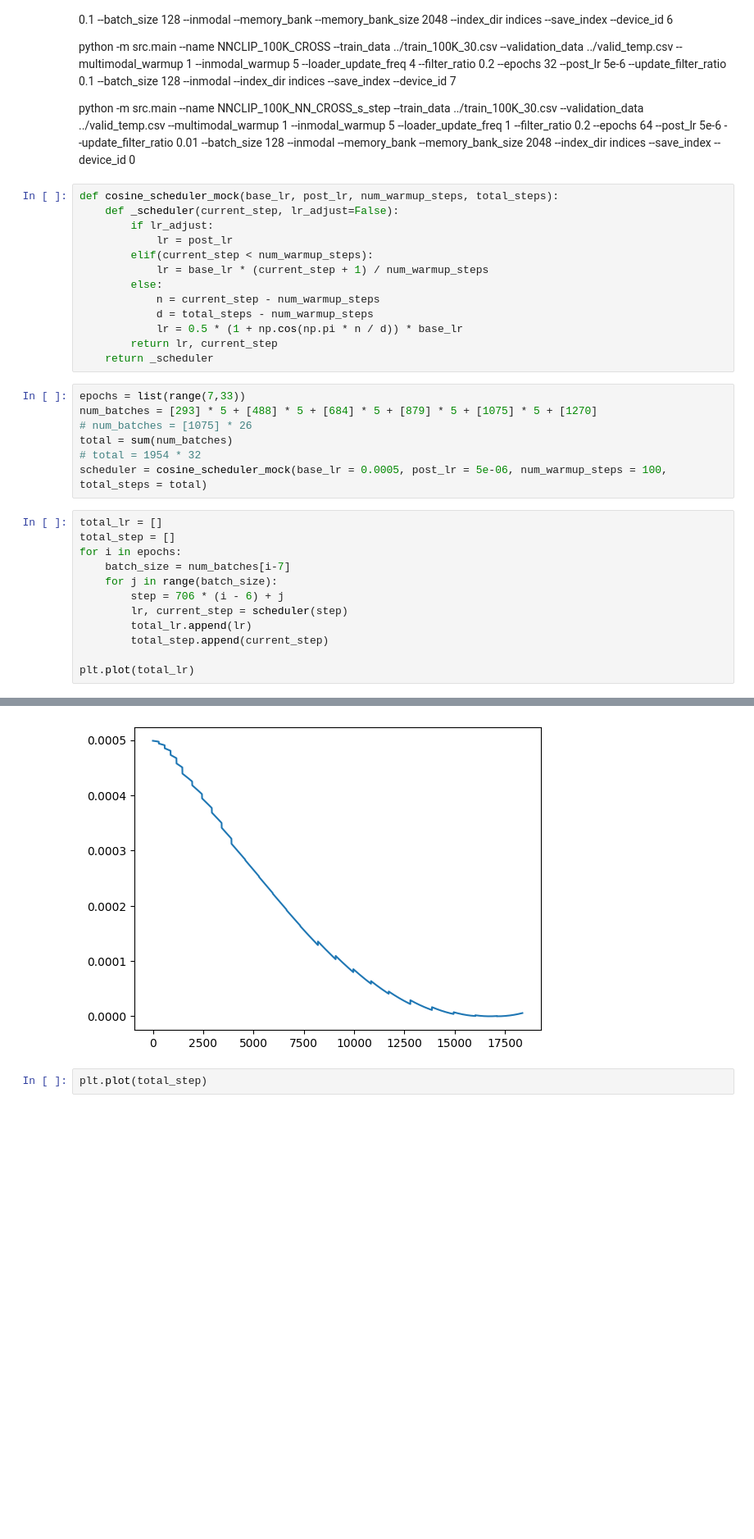
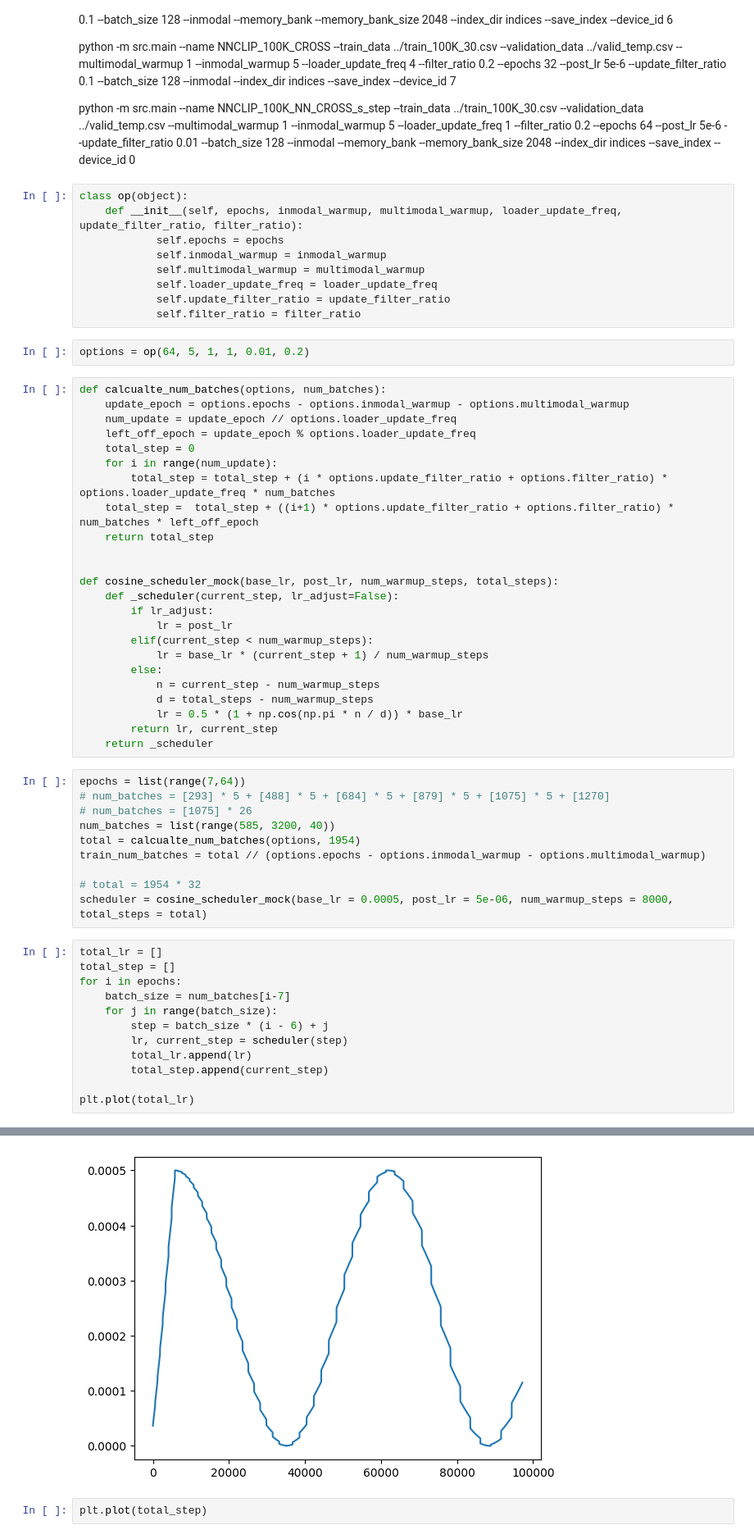
Before and after one commit to HangerYang/RoCLIP, a Jupyter notebook: CyCLIP/evaluation.ipynb, the cells around one changed output, grey strips where cells are left out. Shown at 82% size. Saved outputs shown, nothing was run; the diff lists cells and outputs as text; blank space fills up the shorter version.

Commit message:
update on training

```diff
--- a/CyCLIP/evaluation.ipynb
+++ b/CyCLIP/evaluation.ipynb
@@ -201,7 +213,29 @@ python -m src.main --name NNCLIP_100K_NN_CROSS --train_data ../train_100K_30.csv
 python -m src.main --name NNCLIP_100K_CROSS --train_data ../train_100K_30.csv --validation_data ../valid_temp.csv --multimodal_warmup 1 --inmodal_warmup 5 --loader_update_freq 4 --filter_ratio 0.2 --epochs 32 --post_lr 5e-6 --update_filter_ratio 0.1 --batch_size 128 --inmodal --index_dir indices --save_index --device_id 7
 
 python -m src.main --name NNCLIP_100K_NN_CROSS_s_step --train_data ../train_100K_30.csv --validation_data ../valid_temp.csv --multimodal_warmup 1 --inmodal_warmup 5 --loader_update_freq 1 --filter_ratio 0.2 --epochs 64 --post_lr 5e-6 --update_filter_ratio 0.01 --batch_size 128 --inmodal --memory_bank --memory_bank_size 2048 --index_dir indices --save_index --device_id 0
+# %%
+class op(object):
+    def __init__(self, epochs, inmodal_warmup, multimodal_warmup, loader_update_freq, update_filter_ratio, filter_ratio):
+            self.epochs = epochs
+            self.inmodal_warmup = inmodal_warmup
+            self.multimodal_warmup = multimodal_warmup
+            self.loader_update_freq = loader_update_freq
+            self.update_filter_ratio = update_filter_ratio
+            self.filter_ratio = filter_ratio
+# %%
+options = op(64, 5, 1, 1, 0.01, 0.2)
 # %%
+def calcualte_num_batches(options, num_batches):
+    update_epoch = options.epochs - options.inmodal_warmup - options.multimodal_warmup
+    num_update = update_epoch // options.loader_update_freq
+    left_off_epoch = update_epoch % options.loader_update_freq
+    total_step = 0
+    for i in range(num_update):
+        total_step = total_step + (i * options.update_filter_ratio + options.filter_ratio) * options.loader_update_freq * num_batches
+    total_step =  total_step + ((i+1) * options.update_filter_ratio + options.filter_ratio) * num_batches * left_off_epoch
+    return total_step
+
+
 def cosine_scheduler_mock(base_lr, post_lr, num_warmup_steps, total_steps):
     def _scheduler(current_step, lr_adjust=False):
         if lr_adjust:
@@ -215,27 +249,30 @@ def cosine_scheduler_mock(base_lr, post_lr, num_warmup_steps, total_steps):
         return lr, current_step
     return _scheduler
 # %%
-epochs = list(range(7,33))
-num_batches = [293] * 5 + [488] * 5 + [684] * 5 + [879] * 5 + [1075] * 5 + [1270]
+epochs = list(range(7,64))
+# num_batches = [293] * 5 + [488] * 5 + [684] * 5 + [879] * 5 + [1075] * 5 + [1270]
 # num_batches = [1075] * 26
-total = sum(num_batches)
+num_batches = list(range(585, 3200, 40))
+total = calcualte_num_batches(options, 1954)
+train_num_batches = total // (options.epochs - options.inmodal_warmup - options.multimodal_warmup)
+
 # total = 1954 * 32
-scheduler = cosine_scheduler_mock(base_lr = 0.0005, post_lr = 5e-06, num_warmup_steps = 100, total_steps = total)
+scheduler = cosine_scheduler_mock(base_lr = 0.0005, post_lr = 5e-06, num_warmup_steps = 8000, total_steps = total)
 # %%
 total_lr = []
 total_step = []
 for i in epochs:
     batch_size = num_batches[i-7]
     for j in range(batch_size):
-        step = 706 * (i - 6) + j
+        step = batch_size * (i - 6) + j
         lr, current_step = scheduler(step)
         total_lr.append(lr)
         total_step.append(current_step)
 
 plt.plot(total_lr)
 # %% [output]
 [<matplotlib.lines.Line2D at 0x...>]
-[figure, old version]
+[figure, new version]
 # %%
 plt.plot(total_step)
 # %% [output]
```
Also changed, not shown: parts of 3 cells of this notebook, 4 other files.
